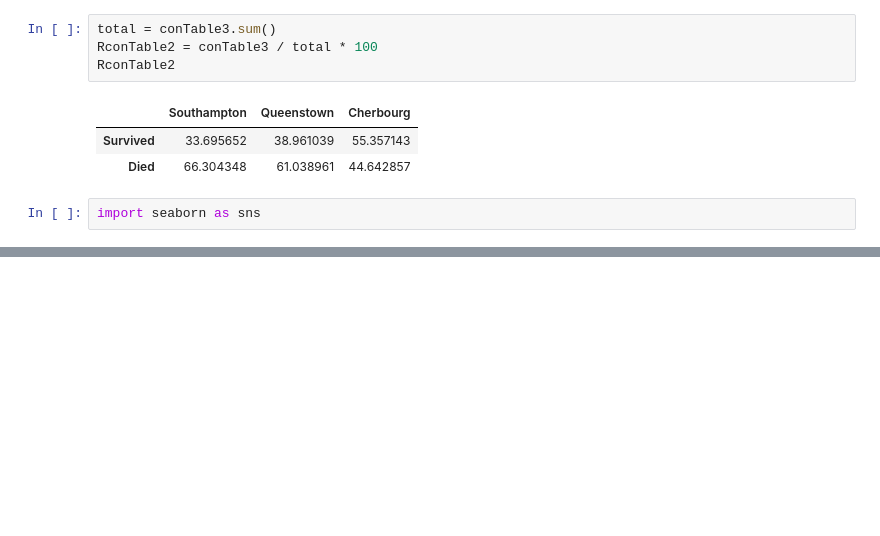
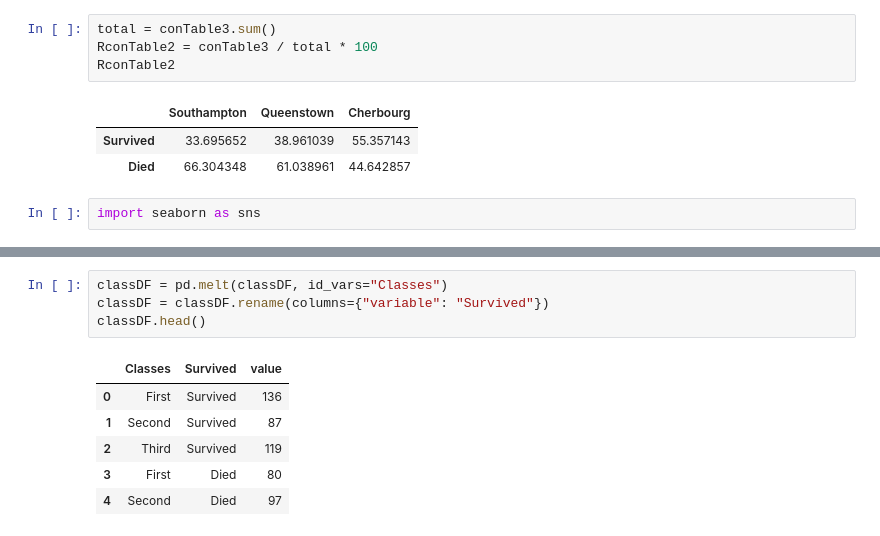
Before and after one commit to whoshilo/AI, a Jupyter notebook: Semester 1/Titanic/Titanic.ipynb, the cells around one changed output, grey strips where cells are left out. Cells and saved outputs as stored; diff of their text form; blank space fills up the shorter version.

```diff
--- a/Semester 1/Titanic/Titanic.ipynb
+++ b/Semester 1/Titanic/Titanic.ipynb
@@ -386,0 +385,11 @@ Passing `palette` without assigning `hue` is deprecated and will be removed in v
+# %%
+classDF = pd.melt(classDF, id_vars="Classes")
+classDF = classDF.rename(columns={"variable": "Survived"})
+classDF.head()
+# %% [output]
+|  | Classes | Survived | value |
+| 0 | First | Survived | 136 |
+| 1 | Second | Survived | 87 |
+| 2 | Third | Survived | 119 |
+| 3 | First | Died | 80 |
+| 4 | Second | Died | 97 |
```
Also changed, not shown: parts of 8 cells of this notebook, 4 other files.
